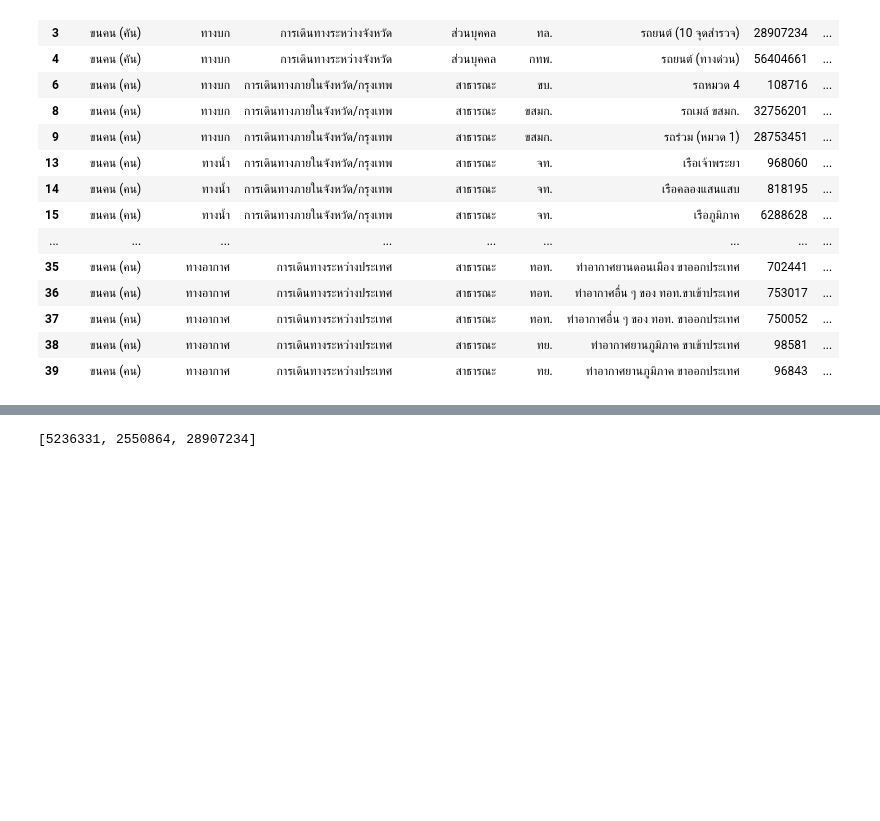
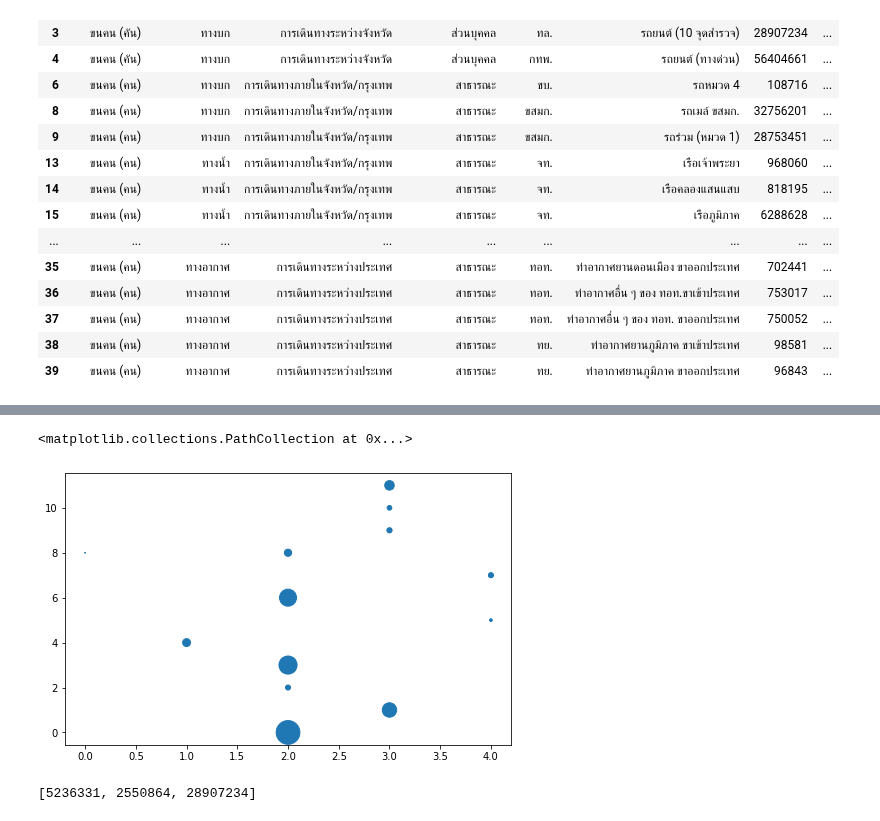
Before and after one commit to Toto17515/Data_viz, a Jupyter notebook: Visualize_Data_Distribution_(02).ipynb, the cells around one changed output, grey strips where cells are left out. Cells and saved outputs as stored; diff of their text form; code cells hidden in the pictures; blank space fills up the shorter version.

```diff
--- a/Visualize_Data_Distribution_(02).ipynb
+++ b/Visualize_Data_Distribution_(02).ipynb
@@ -189,3 +189,13 @@ data_drop
 | 37 | ขนคน (คน) | ทางอากาศ | การเดินทางระหว่างประเทศ | สาธารณะ | ทอท. | ท่าอากาศอื่น ๆ ของ ทอท. ขาออกประเทศ | 750052 | ... |
 | 38 | ขนคน (คน) | ทางอากาศ | การเดินทางระหว่างประเทศ | สาธารณะ | ทย. | ท่าอากาศยานภูมิภาค ขาเข้าประเทศ | 98581 | ... |
 | 39 | ขนคน (คน) | ทางอากาศ | การเดินทางระหว่างประเทศ | สาธารณะ | ทย. | ท่าอากาศยานภูมิภาค ขาออกประเทศ | 96843 | ... |
+# %%
+x = list(data_drop['โหมดการเดินทาง'])
+x.sort()
+X = {}
+num = 0
+for i in x:
+  if i not in X:
+    X[i] = num
+    num += 1
+X
@@ -191,0 +204,10 @@ data_drop
+# %%
+y = list(data_drop['หน่วยงาน'])
+y.sort()
+Y = {}
+num = 0
+for j in y:
+  if j not in Y:
+    Y[j] = num
+    num += 1
+Y
@@ -191,0 +227,4 @@ data_drop
+# %%
+data_drop['X'] = data['โหมดการเดินทาง'].map(X)
+data_drop['Y'] = data['หน่วยงาน'].map(Y)
+data_drop.head()
@@ -192,3 +267,8 @@ data_drop
+# %%
+plt.scatter(data_drop['X'],data_drop['Y'],s=list(0.00001*data_drop['ม.ค. 2562']))
+# %% [output]
+<matplotlib.collections.PathCollection at 0x...>
+[figure, added]
 # %%
 list(data_drop.iloc[:3,6])
 # %% [output]
```
Also changed, not shown: parts of 4 cells of this notebook.
